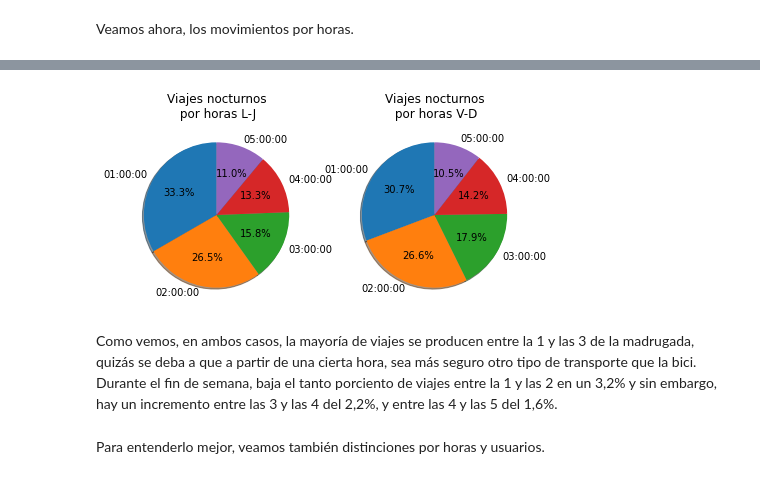
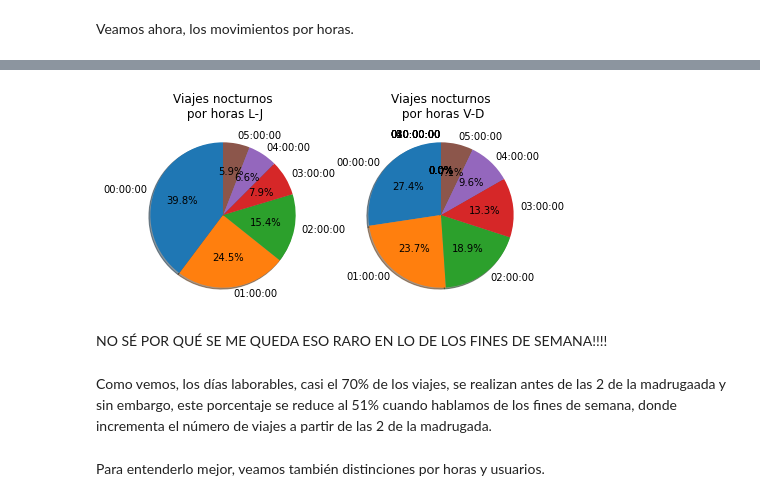
Before and after one commit to ParalelaUCM/biciMAD, a Jupyter notebook: PracticaSpark_BiciMad.ipynb, the cells around one changed output, grey strips where cells are left out. Drawn from its saved outputs; the diff is of its cells as text; code cells hidden in the pictures.

```diff
--- a/PracticaSpark_BiciMad.ipynb
+++ b/PracticaSpark_BiciMad.ipynb
@@ -328 +587,22 @@ Veamos ahora, los fines de semana. Si nos vamos a enero de 2019, los fines de se
+# %%
+"""
+Utilizaremos la librería 'datatime', para obtener de forma sencilla el día de la semana qu es una fecha dada.
+"""
+from datetime import datetime, date, time, timedelta
+import calendar
+def cambioFormato(fecha):
+  formato1 = "%A" #formatos: https://python-para-impacientes.blogspot.com/2014/02/operaciones-con-fechas-y-horas.html
+                            #https://blog.ipswitch.com/es/formato-de-fecha-en-python
+  dia=datetime.strptime(fecha, '%Y-%m-%d') #El segundo dato es el formato que tiene la fecha que le estoy dando
+  dia_1=dia.strftime(formato1)
+  return dia_1
+# %%
+def weekend(line, madrugada): #madrugada es un booleano para decirle si queremos que nos coja los días pero por la noche, en plan, en las horas nocturnas, pues queremos que nos coja, los sabados, los domingos y los lunes.
+  #data=json.loads(line)
+  if madrugada:
+    days=['Saturday', 'Sunday', 'Monday']
+  else:
+    days=['Friday', 'Saturday', 'Sunday'] #por ejemplo si queremos los datos diurnos, pues lo pondríamos a 'not weekend(fecha, FALSE)', para que cogiese estos días
+  dia=cambioFormato(line['date'])
+  return dia in days
 # %%
@@ -348,6 +632,5 @@ def weekend(line):
 # %%
-rddWeekend=rddNocturna.filter(lambda x: is_weekend(x))
-#rddWeekend_datos=rddWeekend.map(mapper)
+rddWeekend=rddNocturna.filter(lambda x: weekend(x, True)) #madrugada a True porque estamos usando datos nocturnos.
 weekend_data=rddWeekend.map(lambda x: x['user_type']).countByValue()
 weekend_data
 # %% [output]
@@ -408,0 +701,8 @@ defaultdict(int,
+# %%
+"""
+Para obtener los días laborables, tenemos que 'restar' los datos de los fines de semana a los totales.
+"""
+laborable_time_data={}
+for i in range(0,6):
+  laborable_time_data['0'+str(i)+':00:00']=time_data['0'+str(i)+':00:00'] - weekend_time_data['0'+str(i)+':00:00']
+laborable_time_data
@@ -409,20 +716,21 @@ defaultdict(int,
 # %%
 fig=plt.figure()
 fig.subplots_adjust(bottom=0.025, left=0.05, top = 0.975, right=0.975)
 fig.add_subplot(1,2,1)
-plt.pie(list(time_data.values()), labels=list(time_data.keys()),
+plt.pie(list(laborable_time_data.values()), labels=list(laborable_time_data.keys()),
         autopct='%1.1f%%', shadow=True, startangle=90)
 plt.title('Viajes nocturnos\n por horas L-J')
 fig.add_subplot(1,2,2)
 plt.pie(list(weekend_time_data.values()), labels=list(weekend_time_data.keys()),
         autopct='%1.1f%%', shadow=True, startangle=90)
 plt.title('Viajes nocturnos\n por horas V-D')
 plt.show()
 # %% [output]
-[figure, old version]
+[figure, new version]
-# %% [markdown]
-Como vemos, en ambos casos, la mayoría de viajes se producen entre la 1 y las 3 de la madrugada, quizás se deba a que a partir de una cierta hora, sea más seguro otro tipo de transporte que la bici.
-Durante el fin de semana, baja el tanto porciento de viajes entre la 1 y las 2 en un 3,2% y sin embargo, hay un incremento entre las 3 y las 4 del 2,2%, y entre las 4 y las 5 del 1,6%.
+# %% [markdown]
+NO SÉ POR QUÉ SE ME QUEDA ESO RARO EN LO DE LOS FINES DE SEMANA!!!!
+# %% [markdown]
+Como vemos, los días laborables, casi el 70% de los viajes, se realizan antes de las 2 de la madrugaada y sin embargo, este porcentaje se reduce al 51% cuando hablamos de los fines de semana, donde incrementa el número de viajes a partir de las 2 de la madrugada.
 # %% [markdown]
 Para entenderlo mejor, veamos también distinciones por horas y usuarios.
 # %%
```
Also changed, not shown: parts of 101 cells of this notebook.
